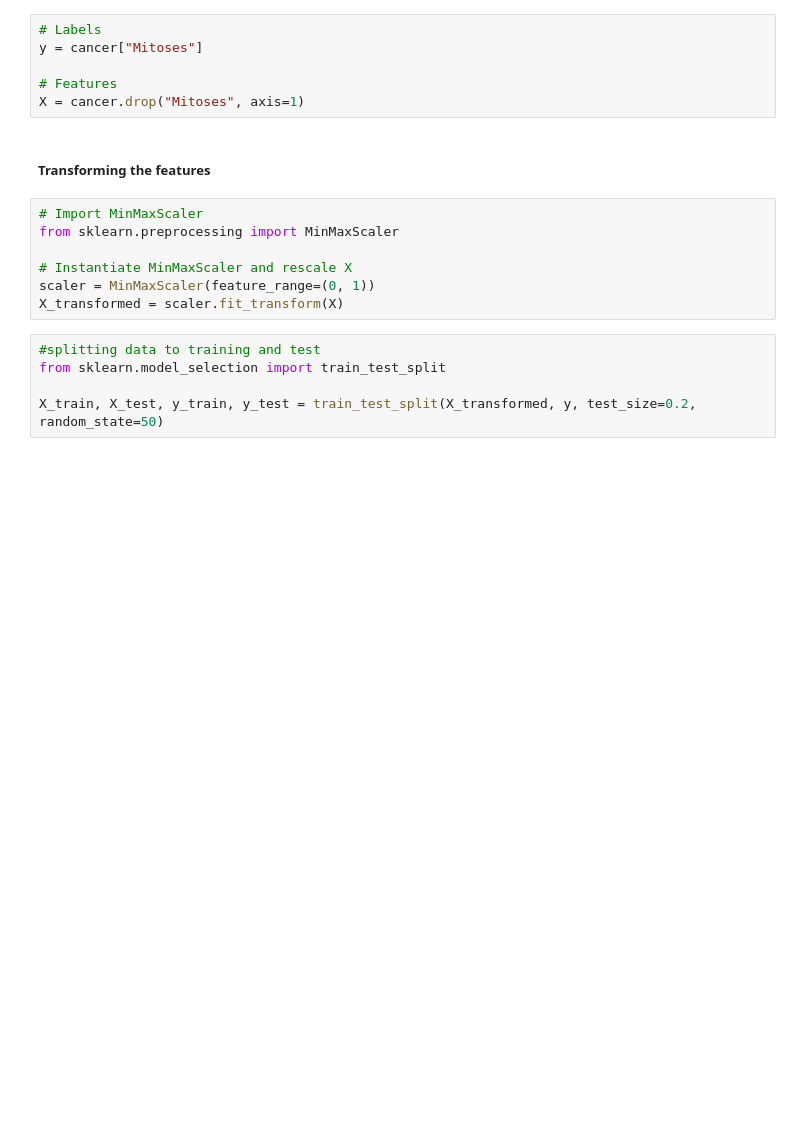
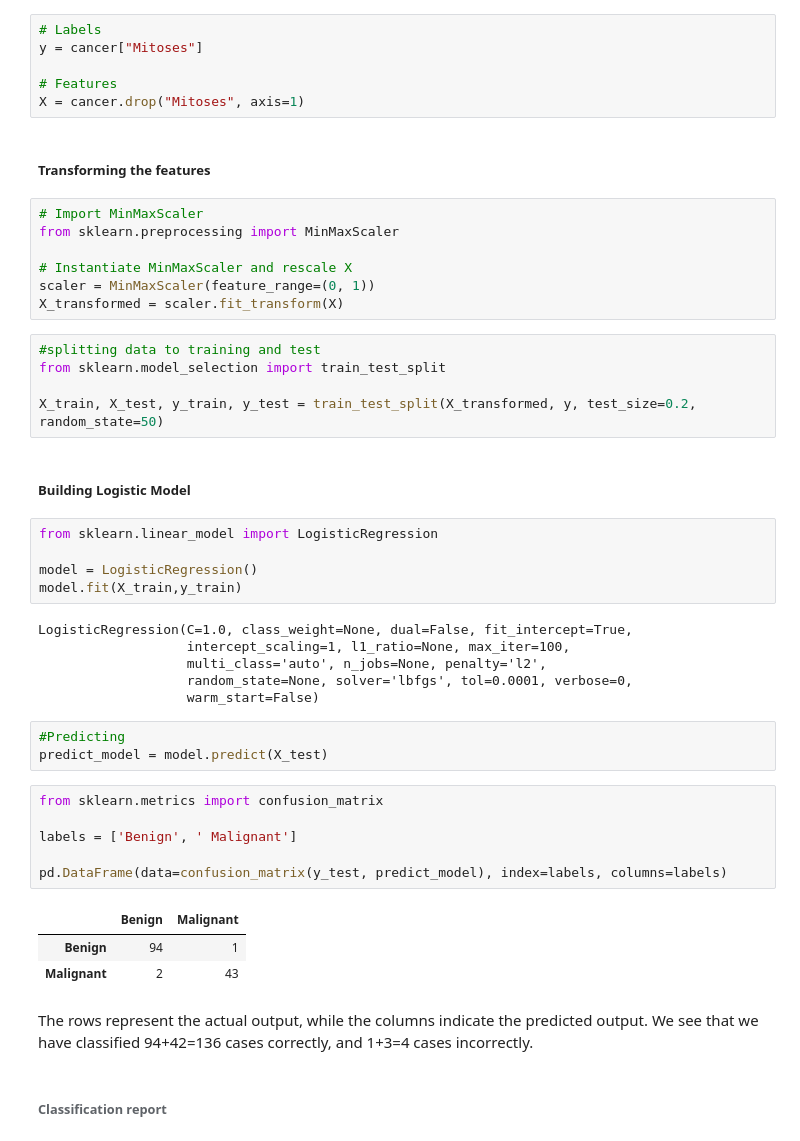
Before and after one commit to Sibusiso1995/Predict-Breast-Cancer, a Jupyter notebook: cancer.ipynb, the cells around one changed output. Drawn from its saved outputs; the diff is of its cells as text; blank space fills up the shorter version.

Commit message:
added report

```diff
--- a/cancer.ipynb
+++ b/cancer.ipynb
@@ -169,3 +169,33 @@ X_transformed = scaler.fit_transform(X)
 from sklearn.model_selection import train_test_split
 
 X_train, X_test, y_train, y_test = train_test_split(X_transformed, y, test_size=0.2, random_state=50)
+# %% [markdown]
+##### Building Logistic Model
+# %%
+from sklearn.linear_model import LogisticRegression
+
+model = LogisticRegression()
+model.fit(X_train,y_train)
+# %% [output]
+LogisticRegression(C=1.0, class_weight=None, dual=False, fit_intercept=True,
+                   intercept_scaling=1, l1_ratio=None, max_iter=100,
+                   multi_class='auto', n_jobs=None, penalty='l2',
+                   random_state=None, solver='lbfgs', tol=0.0001, verbose=0,
+                   warm_start=False)
+# %%
+#Predicting
+predict_model = model.predict(X_test)
+# %%
+from sklearn.metrics import confusion_matrix
+
+labels = ['Benign', ' Malignant']
+
+pd.DataFrame(data=confusion_matrix(y_test, predict_model), index=labels, columns=labels)
+# %% [output]
+|  | Benign | Malignant |
+| Benign | 94 | 1 |
+| Malignant | 2 | 43 |
+# %% [markdown]
+The rows represent the actual output, while the columns indicate the predicted output. We see that we have classified 94+42=136 cases correctly, and 1+3=4 cases incorrectly.
+# %% [markdown]
+###### Classification report
```
Also changed, not shown: parts of 1 cell of this notebook.
